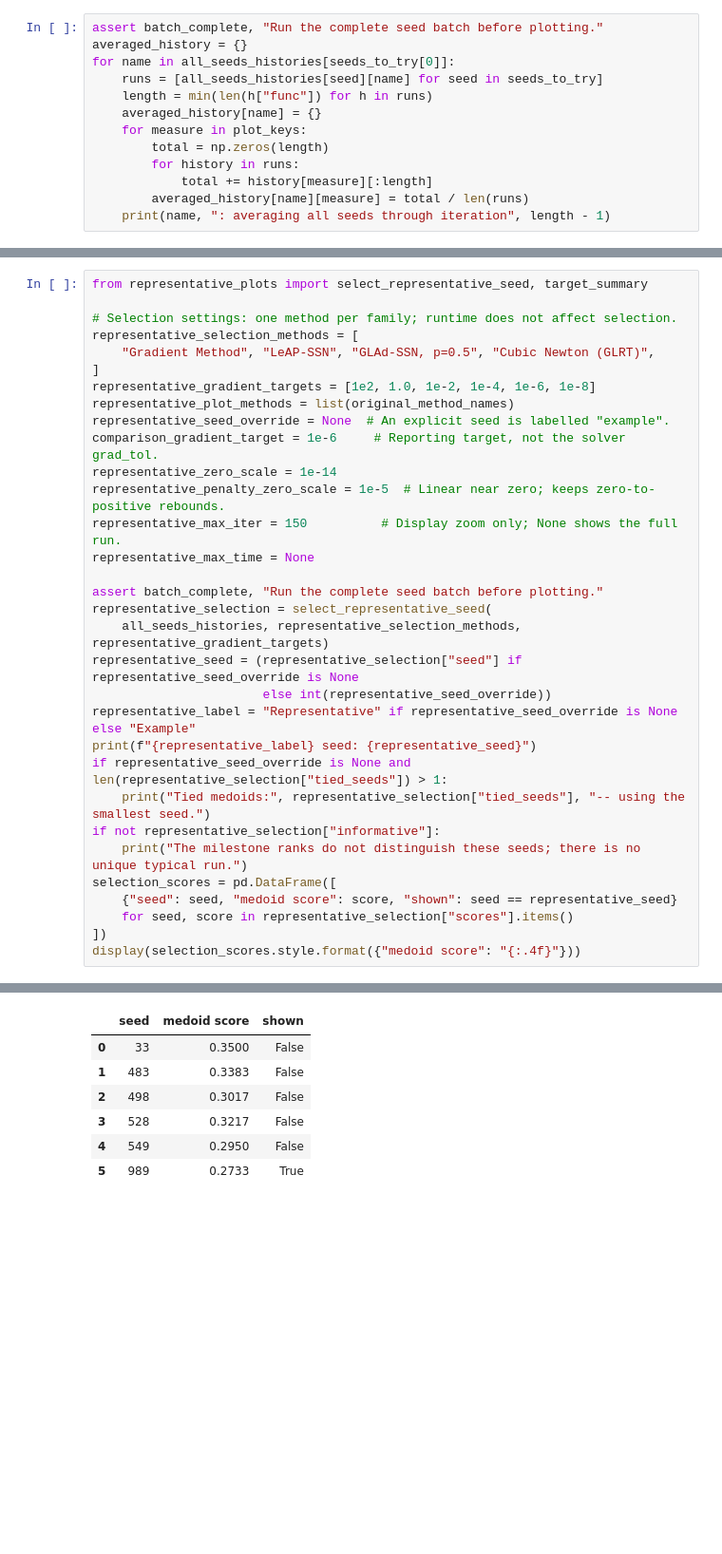
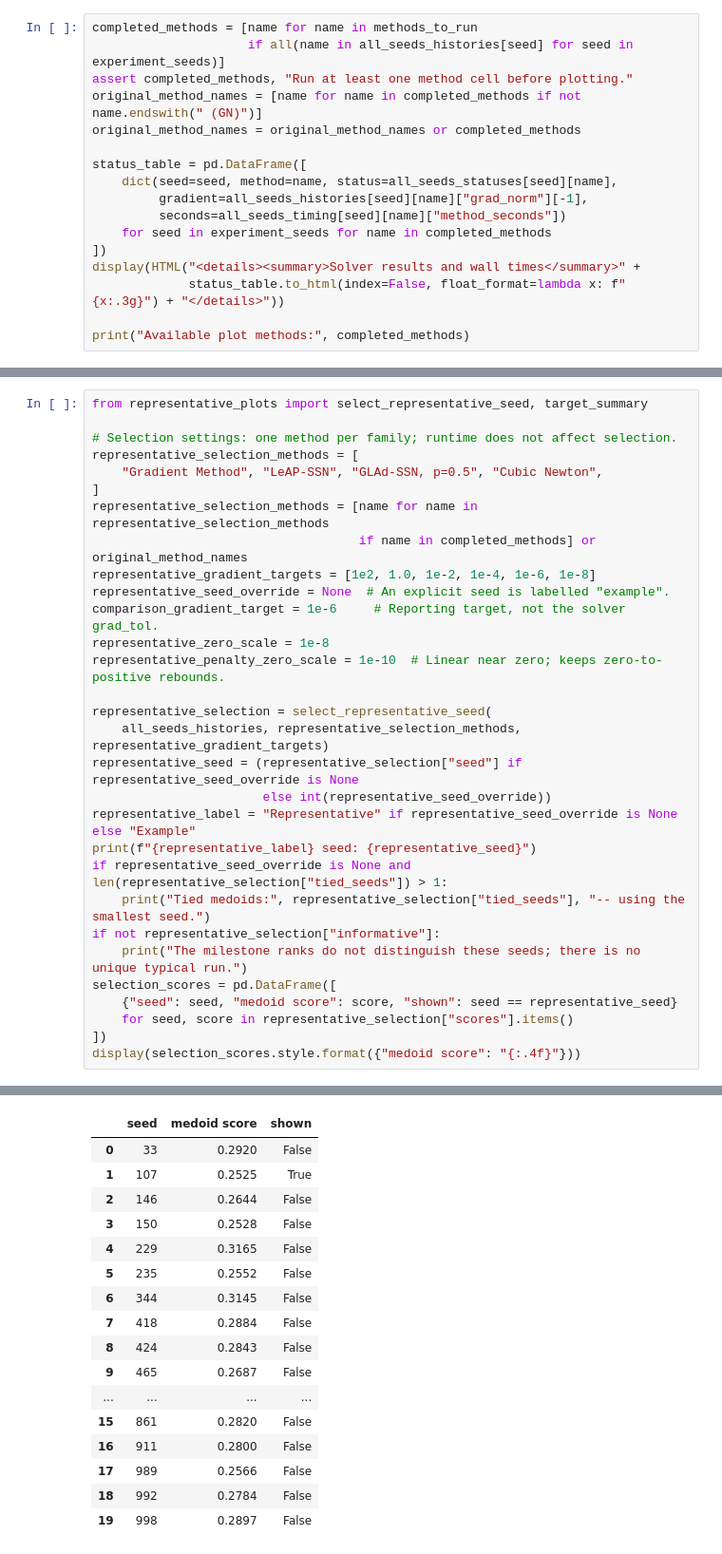
Before and after one commit to clemens-sirotenko/skip-the-hessian-keep-the-rates, a Jupyter notebook: MF/experiment_matrix_factorization_multiple_parallel_final.ipynb, the cells around one changed output, grey strips where cells are left out. Shown at 95% size. Saved outputs shown, nothing was run; the diff lists cells and outputs as text; blank space fills up the shorter version.

```diff
--- a/MF/experiment_matrix_factorization_multiple_parallel_final.ipynb
+++ b/MF/experiment_matrix_factorization_multiple_parallel_final.ipynb
@@ -336,14 +758,18 @@ from the final mean, which uses a shared runtime grid and retains stopped runs.
 # %%
-assert batch_complete, "Run the complete seed batch before plotting."
-averaged_history = {}
-for name in all_seeds_histories[seeds_to_try[0]]:
-    runs = [all_seeds_histories[seed][name] for seed in seeds_to_try]
-    length = min(len(h["func"]) for h in runs)
-    averaged_history[name] = {}
-    for measure in plot_keys:
-        total = np.zeros(length)
-        for history in runs:
-            total += history[measure][:length]
-        averaged_history[name][measure] = total / len(runs)
-    print(name, ": averaging all seeds through iteration", length - 1)
+completed_methods = [name for name in methods_to_run
+                     if all(name in all_seeds_histories[seed] for seed in experiment_seeds)]
+assert completed_methods, "Run at least one method cell before plotting."
+original_method_names = [name for name in completed_methods if not name.endswith(" (GN)")]
+original_method_names = original_method_names or completed_methods
+
+status_table = pd.DataFrame([
+    dict(seed=seed, method=name, status=all_seeds_statuses[seed][name],
+         gradient=all_seeds_histories[seed][name]["grad_norm"][-1],
+         seconds=all_seeds_timing[seed][name]["method_seconds"])
+    for seed in experiment_seeds for name in completed_methods
+])
+display(HTML("<details><summary>Solver results and wall times</summary>" +
+             status_table.to_html(index=False, float_format=lambda x: f"{x:.3g}") + "</details>"))
+
+print("Available plot methods:", completed_methods)
 # %% [output]
@@ -521,18 +882,16 @@ from representative_plots import select_representative_seed, target_summary
 
 # Selection settings: one method per family; runtime does not affect selection.
 representative_selection_methods = [
-    "Gradient Method", "LeAP-SSN", "GLAd-SSN, p=0.5", "Cubic Newton (GLRT)",
+    "Gradient Method", "LeAP-SSN", "GLAd-SSN, p=0.5", "Cubic Newton",
 ]
+representative_selection_methods = [name for name in representative_selection_methods
+                                    if name in completed_methods] or original_method_names
 representative_gradient_targets = [1e2, 1.0, 1e-2, 1e-4, 1e-6, 1e-8]
-representative_plot_methods = list(original_method_names)
 representative_seed_override = None  # An explicit seed is labelled "example".
 comparison_gradient_target = 1e-6     # Reporting target, not the solver grad_tol.
-representative_zero_scale = 1e-14
-representative_penalty_zero_scale = 1e-5  # Linear near zero; keeps zero-to-positive rebounds.
-representative_max_iter = 150          # Display zoom only; None shows the full run.
-representative_max_time = None
+representative_zero_scale = 1e-8
+representative_penalty_zero_scale = 1e-10  # Linear near zero; keeps zero-to-positive rebounds.
 
-assert batch_complete, "Run the complete seed batch before plotting."
 representative_selection = select_representative_seed(
     all_seeds_histories, representative_selection_methods, representative_gradient_targets)
 representative_seed = (representative_selection["seed"] if representative_seed_override is None
@@ -553,7 +912,17 @@ Representative seed: 989
 |  | seed | medoid score | shown |
-| 0 | 33 | 0.3500 | False |
-| 1 | 483 | 0.3383 | False |
-| 2 | 498 | 0.3017 | False |
-| 3 | 528 | 0.3217 | False |
-| 4 | 549 | 0.2950 | False |
-| 5 | 989 | 0.2733 | True |
+| 0 | 33 | 0.2920 | False |
+| 1 | 107 | 0.2525 | True |
+| 2 | 146 | 0.2644 | False |
+| 3 | 150 | 0.2528 | False |
+| 4 | 229 | 0.3165 | False |
+| 5 | 235 | 0.2552 | False |
+| 6 | 344 | 0.3145 | False |
+| 7 | 418 | 0.2884 | False |
+| 8 | 424 | 0.2843 | False |
+| 9 | 465 | 0.2687 | False |
+| ... | ... | ... | ... |
+| 15 | 861 | 0.2820 | False |
+| 16 | 911 | 0.2800 | False |
+| 17 | 989 | 0.2566 | False |
+| 18 | 992 | 0.2784 | False |
+| 19 | 998 | 0.2897 | False |
```
Also changed, not shown: parts of 64 cells of this notebook, 29 other files.
